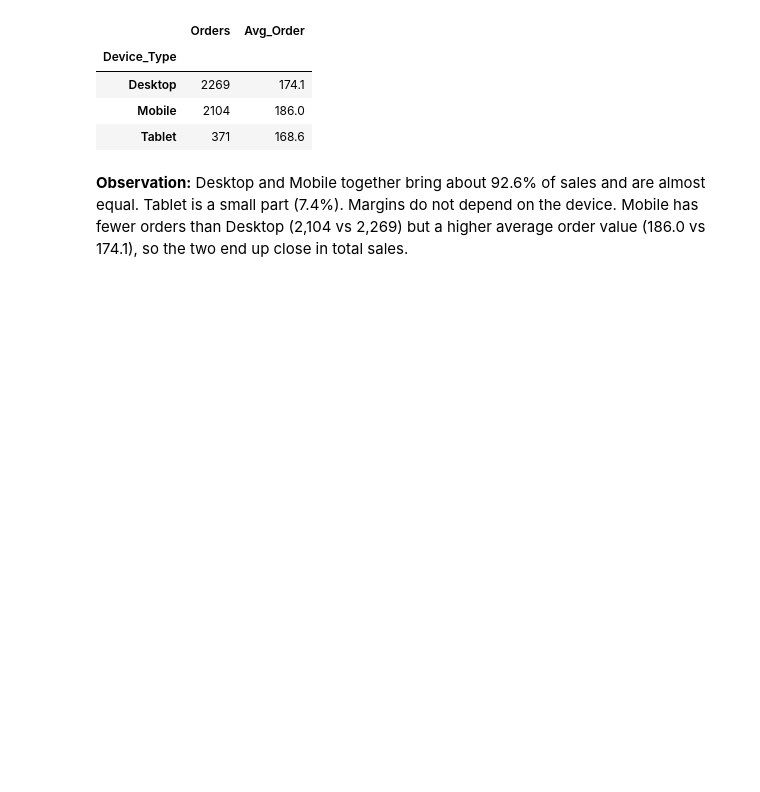
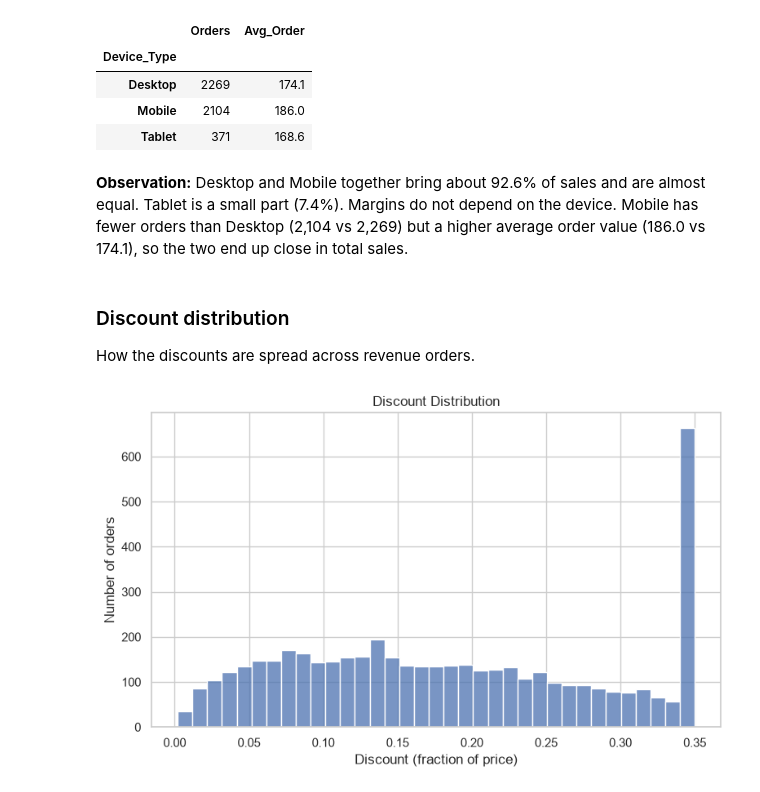
Before and after one commit to ariful3551/Ecommerce-Orders-Analysis, a Jupyter notebook: notebooks/03_eda_visualization.ipynb, the cells around one changed output. Drawn from its saved outputs; the diff is of its cells as text; code cells hidden in the pictures; blank space fills up the shorter version.

Commit message:
Add discount distribution

```diff
--- a/notebooks/03_eda_visualization.ipynb
+++ b/notebooks/03_eda_visualization.ipynb
@@ -319,3 +319,15 @@ sales_df.groupby("Device_Type").agg(Orders=("Order_ID", "count"), Avg_Order=("Sa
 | Tablet | 371 | 168.6 |
 # %% [markdown]
 **Observation:** Desktop and Mobile together bring about 92.6% of sales and are almost equal. Tablet is a small part (7.4%). Margins do not depend on the device. Mobile has fewer orders than Desktop (2,104 vs 2,269) but a higher average order value (186.0 vs 174.1), so the two end up close in total sales.
+# %% [markdown]
+### Discount distribution
+How the discounts are spread across revenue orders.
+# %%
+ax = sns.histplot(sales_df["Discount"], bins=35)
+ax.set_title("Discount Distribution")
+ax.set_xlabel("Discount (fraction of price)")
+ax.set_ylabel("Number of orders")
+plt.savefig("../reports/figures/07_discount_distribution.png", dpi=150, bbox_inches="tight")
+plt.show()
+# %% [output]
+[figure, added]
```
Also changed, not shown: parts of 10 cells of this notebook, 1 other file.
